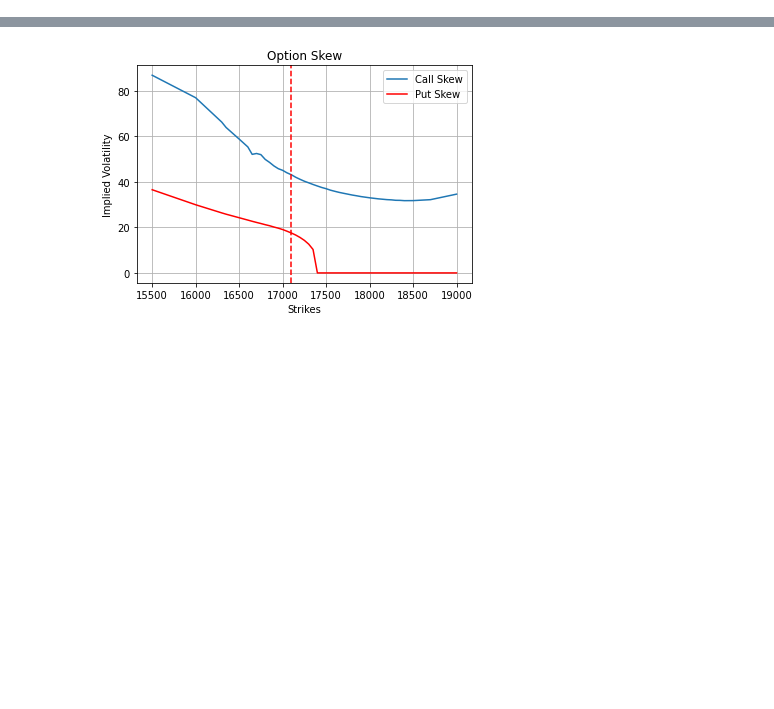
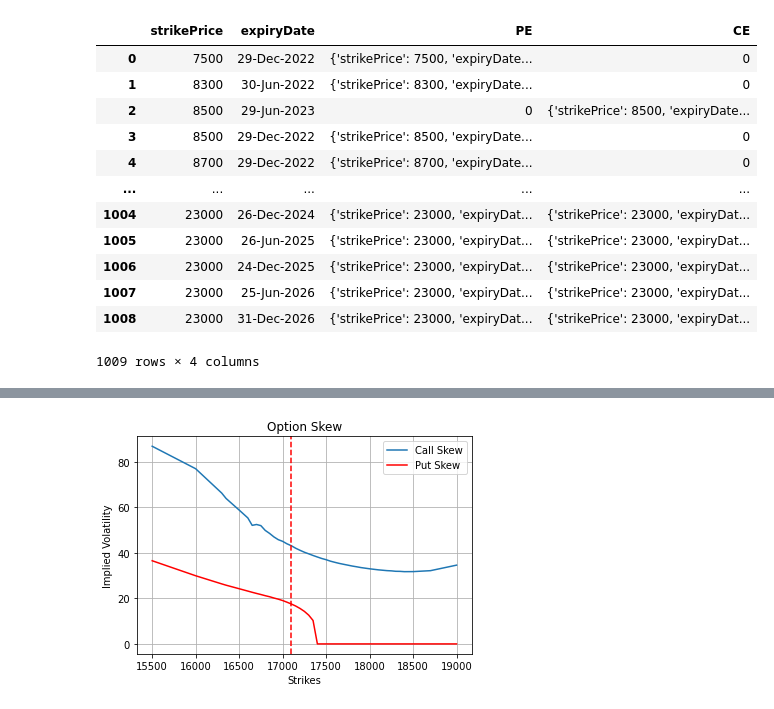
Before and after one commit to cheesecakeMafia/OptionChain, a Jupyter notebook: Nifty Option Chain.ipynb, the cells around one changed output, grey strips where cells are left out. Saved outputs shown, nothing was run; the diff lists cells and outputs as text; code cells hidden in the pictures; blank space fills up the shorter version.

```diff
--- a/Nifty Option Chain.ipynb
+++ b/Nifty Option Chain.ipynb
@@ -21,2 +37,19 @@ rawdata = pd.DataFrame(response)
 df= pd.DataFrame(response["records"]['data']).fillna(0)
+# %%
+# Check the structure of the underlying dataframe
+df
+# %% [output]
+|  | strikePrice | expiryDate | PE | CE |
+| 0 | 7500 | 29-Dec-2022 | {'strikePrice': 7500, 'expiryDate... | 0 |
+| 1 | 8300 | 30-Jun-2022 | {'strikePrice': 8300, 'expiryDate... | 0 |
+| 2 | 8500 | 29-Jun-2023 | 0 | {'strikePrice': 8500, 'expiryDate... |
+| 3 | 8500 | 29-Dec-2022 | {'strikePrice': 8500, 'expiryDate... | 0 |
+| 4 | 8700 | 29-Dec-2022 | {'strikePrice': 8700, 'expiryDate... | 0 |
+| ... | ... | ... | ... | ... |
+| 1004 | 23000 | 26-Dec-2024 | {'strikePrice': 23000, 'expiryDat... | {'strikePrice': 23000, 'expiryDat... |
+| 1005 | 23000 | 26-Jun-2025 | {'strikePrice': 23000, 'expiryDat... | {'strikePrice': 23000, 'expiryDat... |
+| 1006 | 23000 | 24-Dec-2025 | {'strikePrice': 23000, 'expiryDat... | {'strikePrice': 23000, 'expiryDat... |
+| 1007 | 23000 | 25-Jun-2026 | {'strikePrice': 23000, 'expiryDat... | {'strikePrice': 23000, 'expiryDat... |
+| 1008 | 23000 | 31-Dec-2026 | {'strikePrice': 23000, 'expiryDat... | {'strikePrice': 23000, 'expiryDat... |
+1009 rows × 4 columns
 # %%
```
Also changed, not shown: parts of 17 cells of this notebook.
